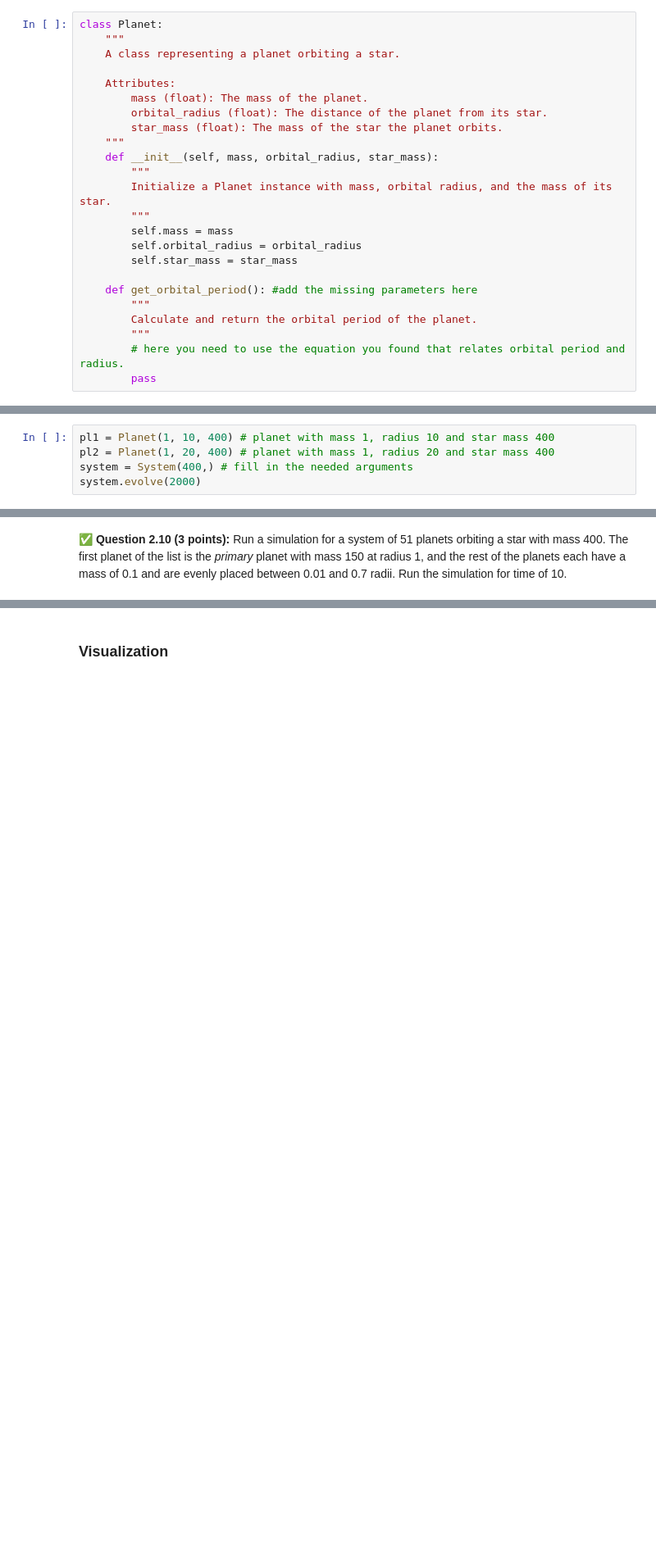
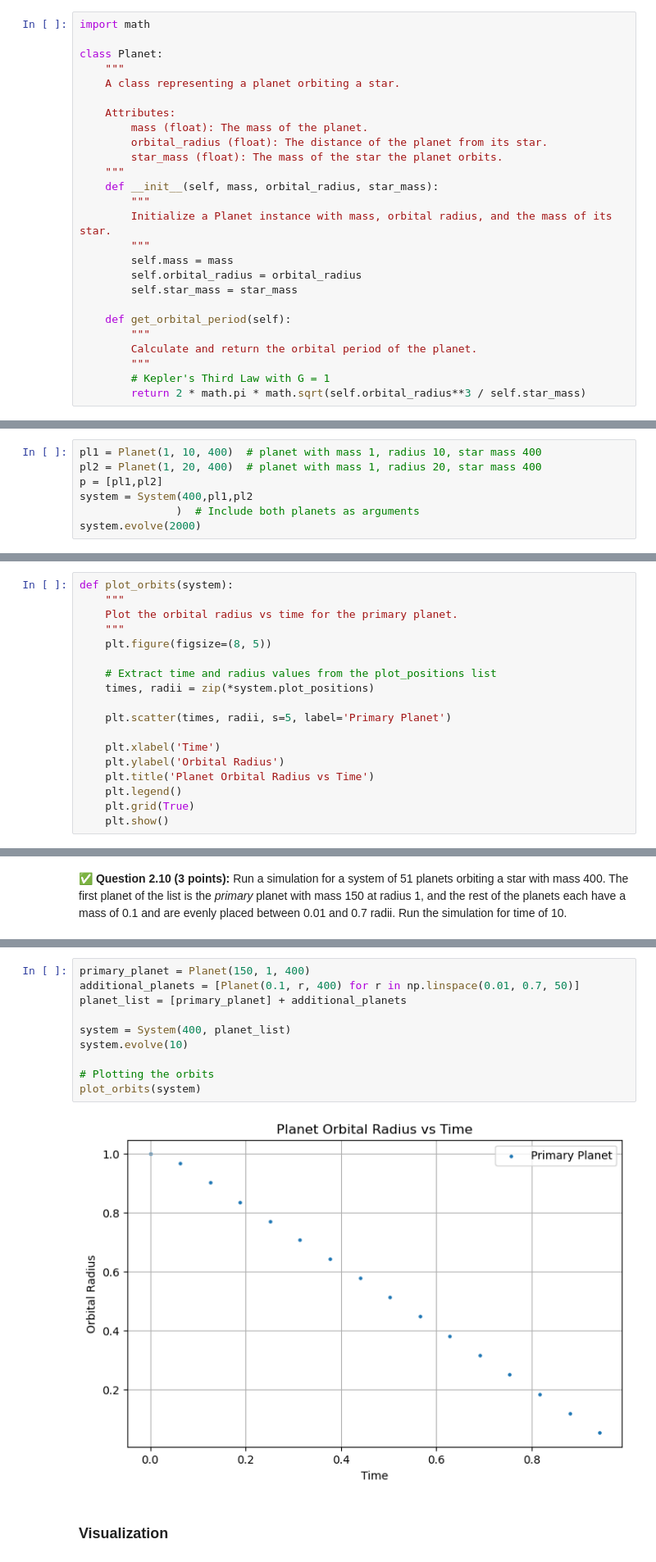
Before and after one commit to singhs77/CMSE202-f25-turnin, a Jupyter notebook: hw-02/HW02_Part1-Orbits-SS25-STUDENT.ipynb, the cells around one changed output, grey strips where cells are left out. Shown: that part at 82% size. Saved outputs shown, nothing was run; the diff lists cells and outputs as text; blank space fills up the shorter version.

```diff
--- a/hw-02/HW02_Part1-Orbits-SS25-STUDENT.ipynb
+++ b/hw-02/HW02_Part1-Orbits-SS25-STUDENT.ipynb
@@ -224,6 +224,8 @@ In Keppler's third law, there is a constant called the gravitation constant and
 ✅ **Do this 1.8 (2 points):** Using the information you found in the previous part, change the class below to calculate the orbital period in the corresponding method of the `Planet` class.
 Make sure to run the cell under the class to make sure your code works correctly. You will get approximately 99.34 as your orbital period if your code is written correctly.
 # %%
+import math
+
 class Planet:
     """
     A class representing a planet orbiting a star.
@@ -241,12 +243,12 @@ class Planet:
         self.orbital_radius = orbital_radius
         self.star_mass = star_mass
 
-    def get_orbital_period(): #add the missing parameters here
+    def get_orbital_period(self):
         """
         Calculate and return the orbital period of the planet.
         """
-        # here you need to use the equation you found that relates orbital period and radius.
-        pass
+        # Kepler's Third Law with G = 1
+        return 2 * math.pi * math.sqrt(self.orbital_radius**3 / self.star_mass)
 # %%
 #test your code by running this cell
 planet = Planet(2, 100, 4000)
@@ -414,9 +487,11 @@ Methods:
 # %% [markdown]
 ✅ **Do this:** After defining the `System` class, complete and run the following cell.
 # %%
-pl1 = Planet(1, 10, 400) # planet with mass 1, radius 10 and star mass 400
-pl2 = Planet(1, 20, 400) # planet with mass 1, radius 20 and star mass 400
-system = System(400,) # fill in the needed arguments
+pl1 = Planet(1, 10, 400)  # planet with mass 1, radius 10, star mass 400
+pl2 = Planet(1, 20, 400)  # planet with mass 1, radius 20, star mass 400
+p = [pl1,pl2]
+system = System(400,pl1,pl2
+               )  # Include both planets as arguments
 system.evolve(2000)
 # %% [markdown]
 ### Visualization
@@ -427,2 +500,20 @@ system.evolve(2000)
+# %%
+def plot_orbits(system):
+    """
+    Plot the orbital radius vs time for the primary planet.
+    """
+    plt.figure(figsize=(8, 5))
+
+    # Extract time and radius values from the plot_positions list
+    times, radii = zip(*system.plot_positions)
+
+    plt.scatter(times, radii, s=5, label='Primary Planet')
+
+    plt.xlabel('Time')
+    plt.ylabel('Orbital Radius')
+    plt.title('Planet Orbital Radius vs Time')
+    plt.legend()
+    plt.grid(True)
+    plt.show()
 # %% [markdown]
 ✅ **Question 2.8 (4 points):** Using the plot you made, describe what is happening with the two planets. Is this what you expected to happen?
@@ -485,3 +574,15 @@ class System:
+# %%
+primary_planet = Planet(150, 1, 400)
+additional_planets = [Planet(0.1, r, 400) for r in np.linspace(0.01, 0.7, 50)]
+planet_list = [primary_planet] + additional_planets
+
+system = System(400, planet_list)
+system.evolve(10)
+
+# Plotting the orbits
+plot_orbits(system)
+# %% [output]
+[figure, added]
 # %% [markdown]
 ### Visualization
 # %% [markdown]
```
Also changed, not shown: parts of 26 cells of this notebook.
